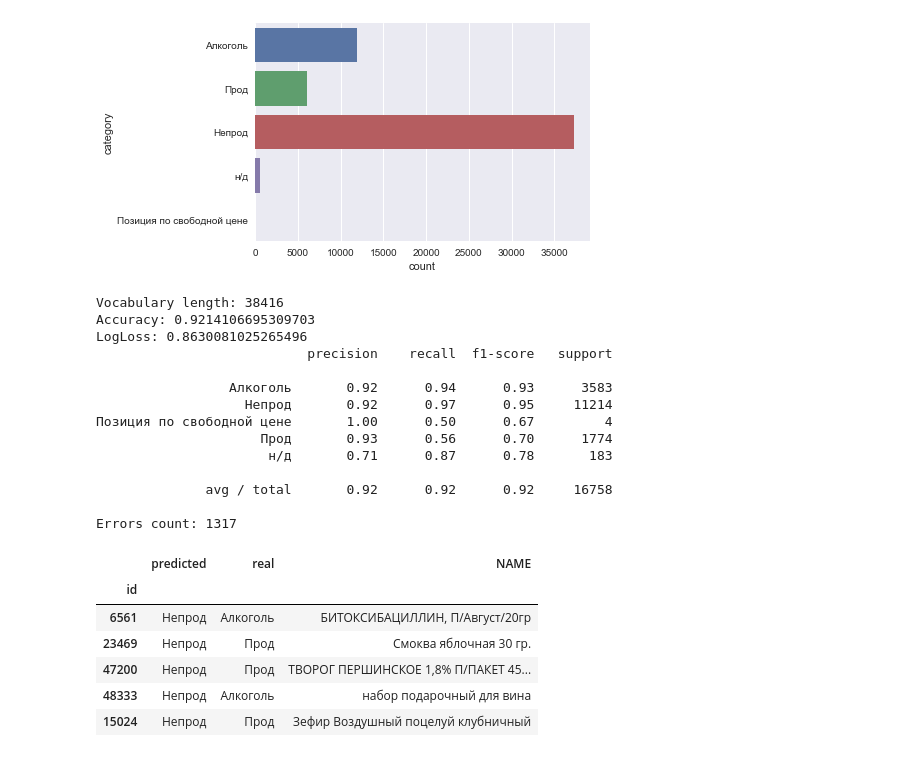
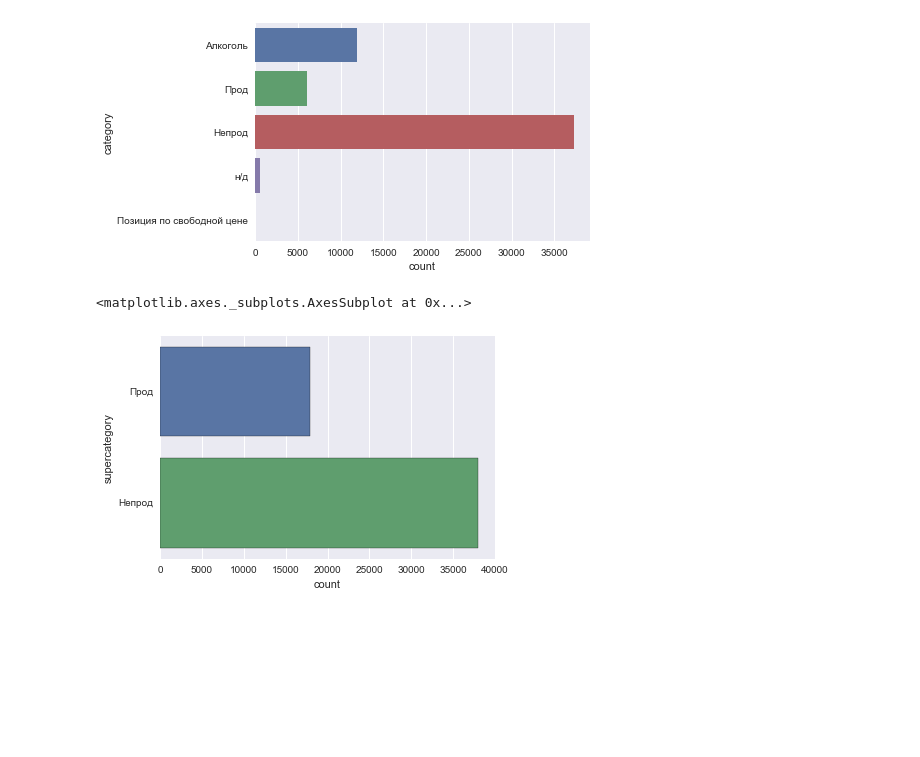
Before and after one commit to senior-sigan/ML_Competitions, a Jupyter notebook: boosters_evotor-goods/2_check_errors.ipynb, the cells around one changed output. Saved outputs shown, nothing was run; the diff lists cells and outputs as text; code cells hidden in the pictures; blank space fills up the shorter version.

```diff
--- a/boosters_evotor-goods/2_check_errors.ipynb
+++ b/boosters_evotor-goods/2_check_errors.ipynb
@@ -38 +45,5 @@ data.head()
 | 4 | пиво ягерь | 35 | Алкоголь | Пиво, слабоалкогольные напитки |
+# %%
+mapper = {'Алкоголь': 'Прод', 'Прод': 'Прод', 'Непрод': 'Непрод', 'н/д': 'Непрод', 'Позиция по свободной цене': 'Непрод'}
+data['supercategory'] = data['category'].apply(lambda row: mapper[row])
+data.head()
@@ -41,6 +60,11 @@ sns.countplot(y='category', data=data)
 # %% [output]
 <matplotlib.axes._subplots.AxesSubplot at 0x...>
 [figure]
+# %%
+sns.countplot(y='supercategory', data=data)
+# %% [output]
+<matplotlib.axes._subplots.AxesSubplot at 0x...>
+[figure, added]
 # %%
 def prepare_data_baseline(data):
     X = data['NAME']
@@ -88,26 +149,0 @@ def baseline(data, prepare_data):
-# %%
-errors_baseline, vectorizer = baseline(data, prepare_data_baseline)
-print("Errors count: {}".format(errors_baseline.shape[0]))
-errors_baseline.head()
-# %% [output]
-Vocabulary length: 38416
-Accuracy: 0.9214106695309703
-LogLoss: 0.8630081025265496
-                           precision    recall  f1-score   support
-
-                 Алкоголь       0.92      0.94      0.93      3583
-                   Непрод       0.92      0.97      0.95     11214
-Позиция по свободной цене       1.00      0.50      0.67         4
-                     Прод       0.93      0.56      0.70      1774
-                      н/д       0.71      0.87      0.78       183
-
-              avg / total       0.92      0.92      0.92     16758
-
-Errors count: 1317
-|  | predicted | real | NAME |
-| id |  |  |  |
-| 6561 | Непрод | Алкоголь | БИТОКСИБАЦИЛЛИН, П/Август/20гр |
-| 23469 | Непрод | Прод | Смоква яблочная 30 гр. |
-| 47200 | Непрод | Прод | ТВОРОГ ПЕРШИНСКОЕ 1,8% П/ПАКЕТ 45... |
-| 48333 | Непрод | Алкоголь | набор подарочный для вина |
-| 15024 | Непрод | Прод | Зефир Воздушный поцелуй клубничный |
```
Also changed, not shown: parts of 25 cells of this notebook, 6 other files.
